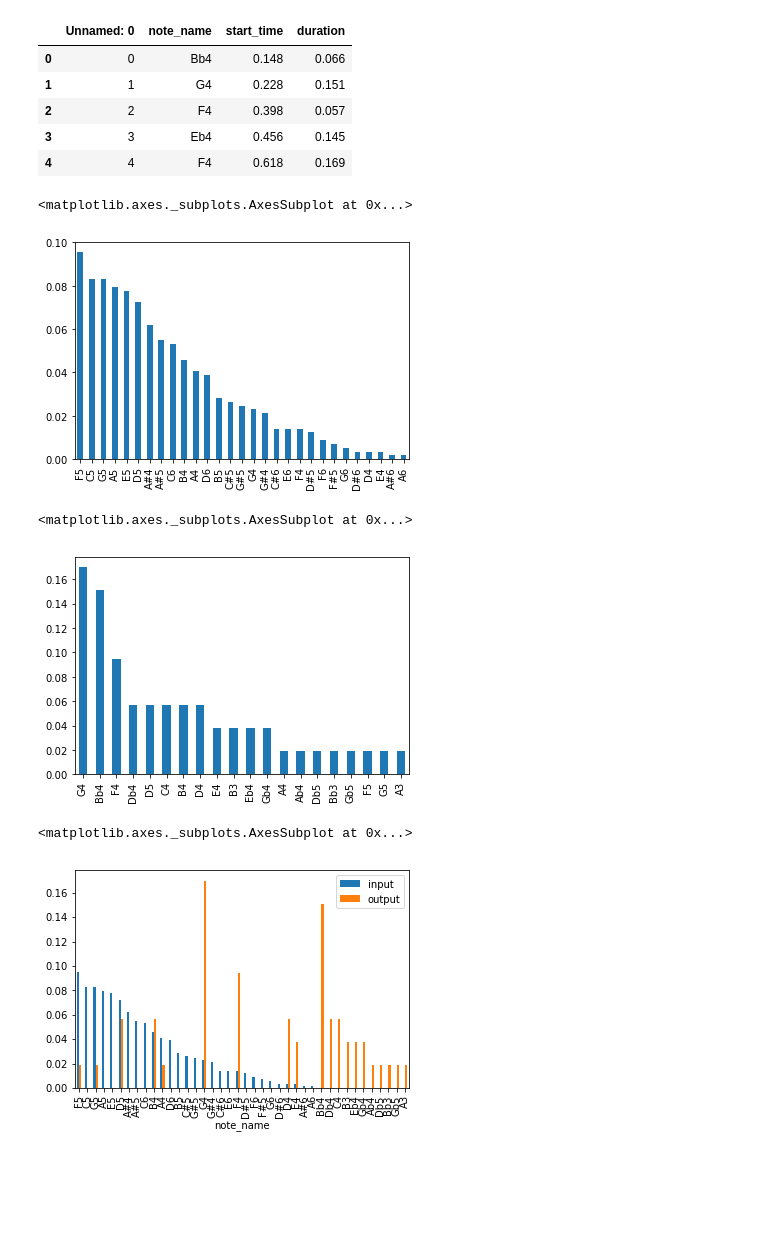
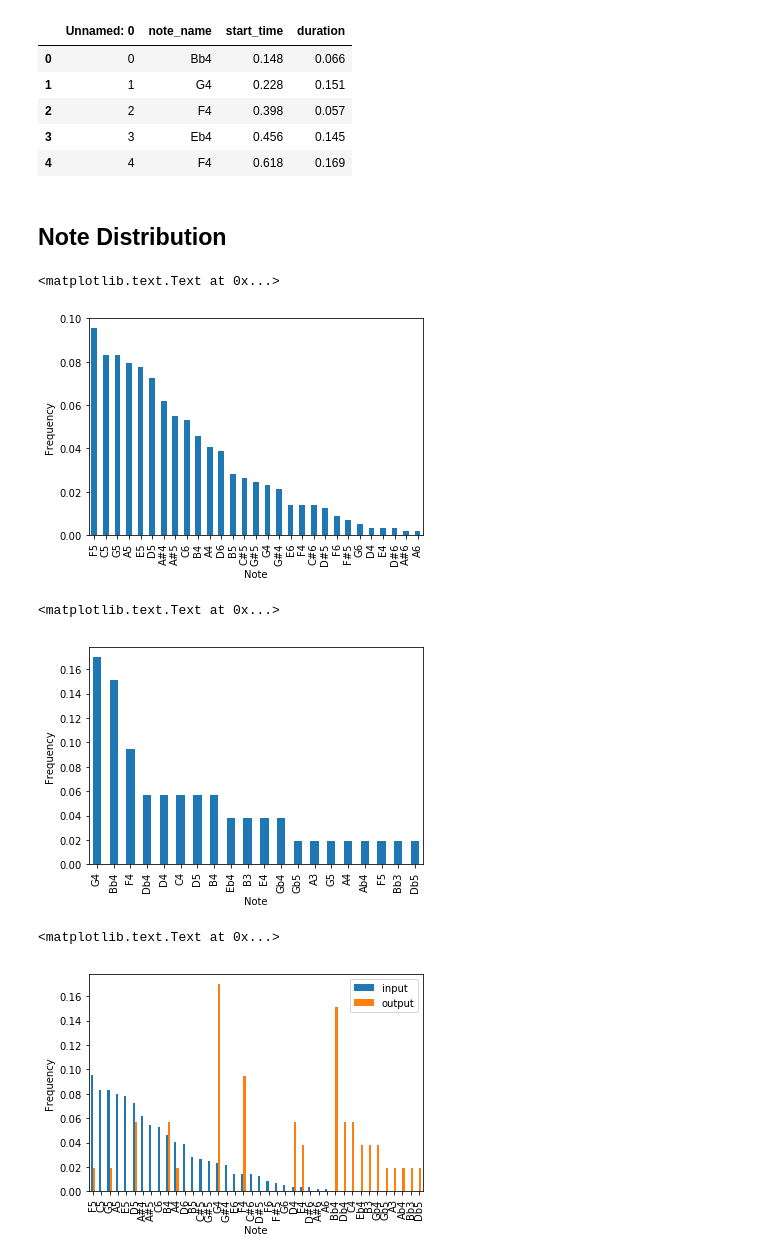
Before and after one commit to callaunchpad/JazzImprov, a Jupyter notebook: BennyCarter_JustFriends_Vis.ipynb, the cells around one changed output. Drawn from its saved outputs; the diff is of its cells as text; code cells hidden in the pictures; blank space fills up the shorter version.

```diff
--- a/BennyCarter_JustFriends_Vis.ipynb
+++ b/BennyCarter_JustFriends_Vis.ipynb
@@ -30,24 +32,32 @@ _output.head()
 | 2 | 2 | F4 | 0.398 | 0.057 |
 | 3 | 3 | Eb4 | 0.456 | 0.145 |
 | 4 | 4 | F4 | 0.618 | 0.169 |
+# %% [markdown]
+## Note Distribution
 # %%
 _input_note_name_prop = _input["note_name"].value_counts()/sum(_input["note_name"].value_counts())
-_input_note_name_prop.plot.bar()
+x1 = _input_note_name_prop.plot.bar()
+x1.set_xlabel("Note")
+x1.set_ylabel("Frequency")
 # %% [output]
-<matplotlib.axes._subplots.AxesSubplot at 0x...>
+<matplotlib.text.Text at 0x...>
-[figure, old version]
+[figure, new version]
 # %%
 _output_note_name_prop = _output["note_name"].value_counts()/sum(_output["note_name"].value_counts())
-_output_note_name_prop.plot.bar()
+x2 = _output_note_name_prop.plot.bar()
+x2.set_xlabel("Note")
+x2.set_ylabel("Frequency")
 # %% [output]
-<matplotlib.axes._subplots.AxesSubplot at 0x...>
+<matplotlib.text.Text at 0x...>
-[figure, old version]
+[figure, new version]
 # %%
 _input_prop_df = pd.DataFrame(_input_note_name_prop).reset_index()
 _output_prop_df = pd.DataFrame(_output_note_name_prop).reset_index()
 joined_note_name = _input_prop_df.merge(_output_prop_df, on = "index", how = "outer").fillna(0)
 joined_note_name.columns = ["note_name", "input","output"]
-joined_note_name.plot.bar(x = "note_name")
+x1x2 = joined_note_name.plot.bar(x = "note_name")
+x1x2.set_xlabel("Note")
+x1x2.set_ylabel("Frequency")
 # %% [output]
-<matplotlib.axes._subplots.AxesSubplot at 0x...>
+<matplotlib.text.Text at 0x...>
-[figure, old version]
+[figure, new version]
```
Also changed, not shown: parts of 5 cells of this notebook, 3 other files.
